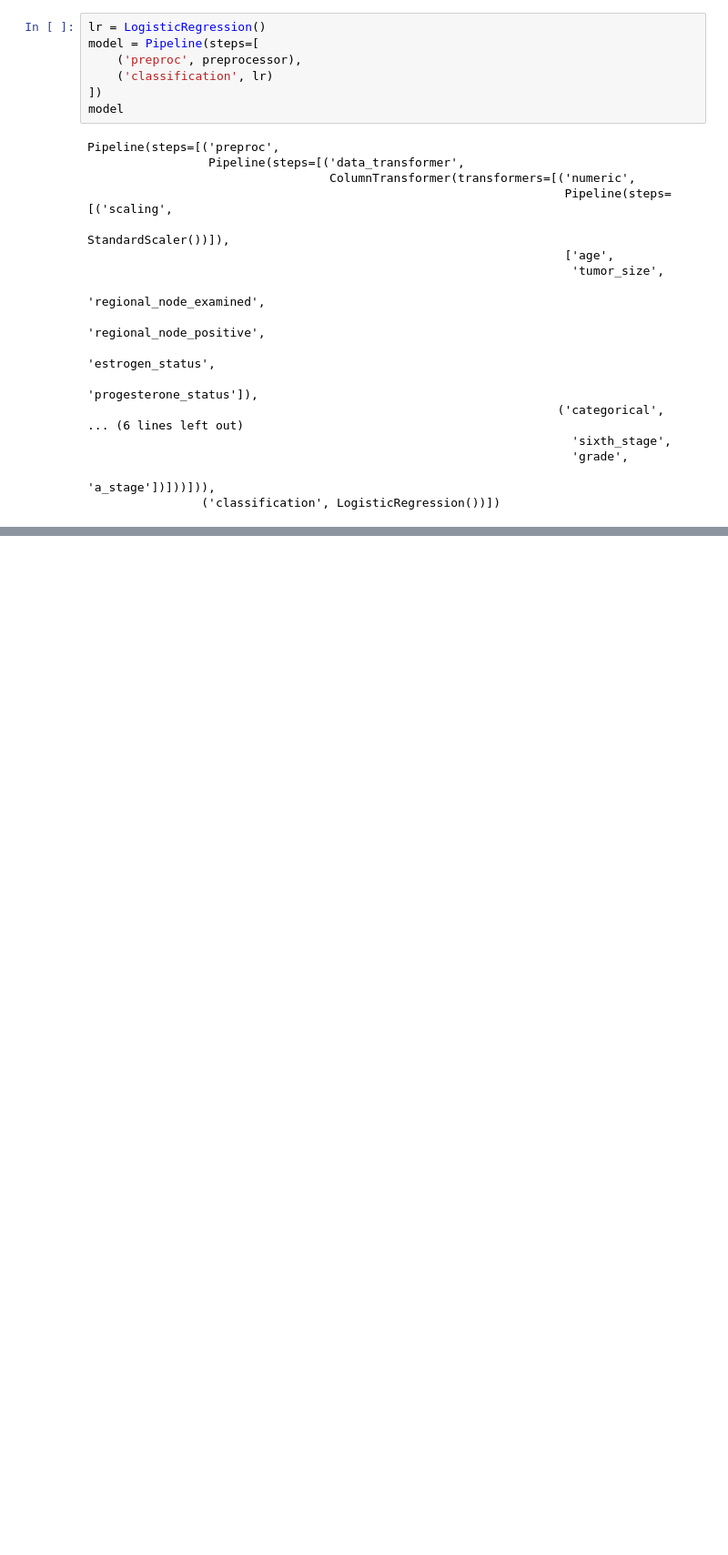
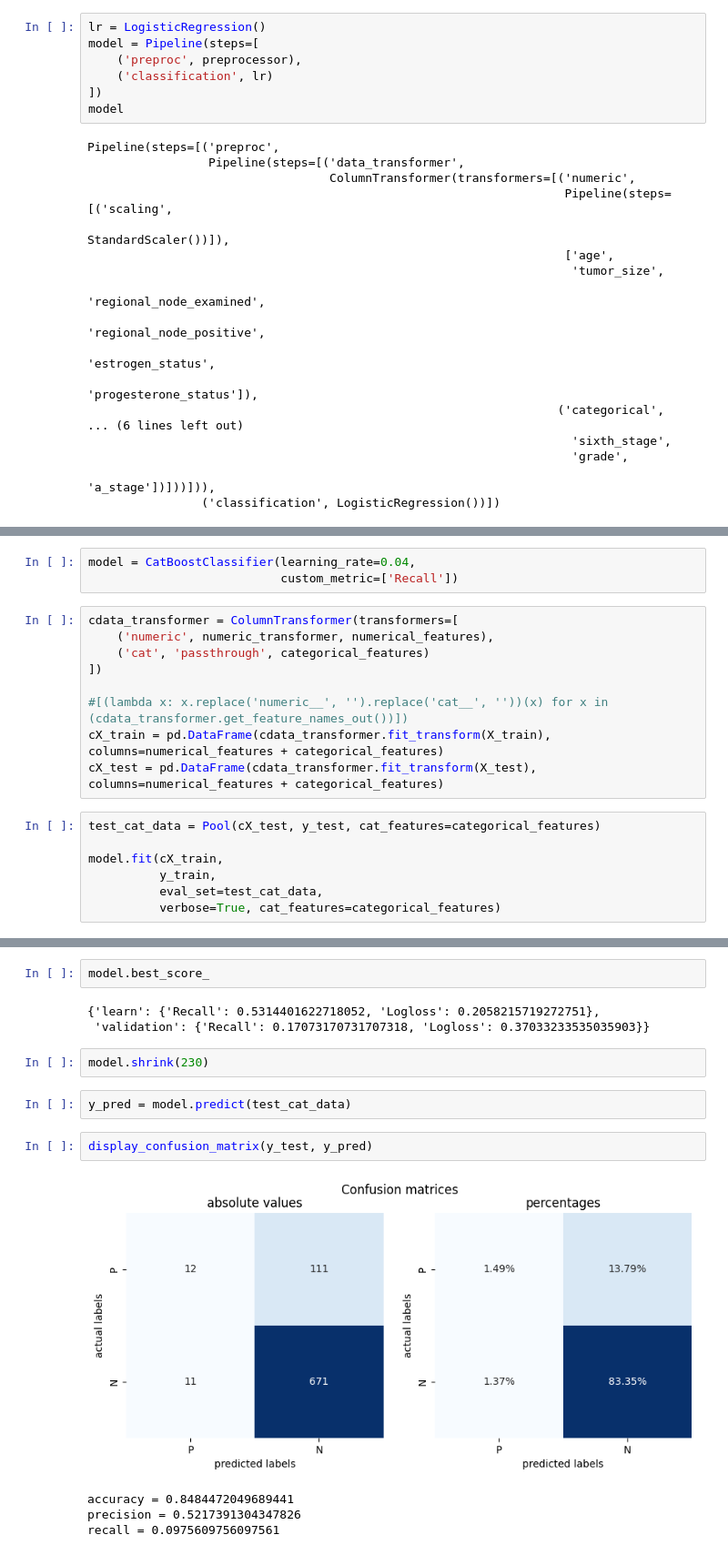
Before and after one commit to Lamantin12/data_science_projects, a Jupyter notebook: breast_cancer/breast_cancer_analysis.ipynb, the cells around one changed output, grey strips where cells are left out. Shown at 91% size. Cells and saved outputs as stored; diff of their text form; blank space fills up the shorter version.

```diff
--- a/breast_cancer/breast_cancer_analysis.ipynb
+++ b/breast_cancer/breast_cancer_analysis.ipynb
@@ -655,0 +772,19 @@ param_grid = {
+# %%
+model = CatBoostClassifier(learning_rate=0.04,
+                           custom_metric=['Recall'])
+# %%
+cdata_transformer = ColumnTransformer(transformers=[
+    ('numeric', numeric_transformer, numerical_features),
+    ('cat', 'passthrough', categorical_features)
+])
+
+#[(lambda x: x.replace('numeric__', '').replace('cat__', ''))(x) for x in (cdata_transformer.get_feature_names_out())])
+cX_train = pd.DataFrame(cdata_transformer.fit_transform(X_train), columns=numerical_features + categorical_features)
+cX_test = pd.DataFrame(cdata_transformer.fit_transform(X_test), columns=numerical_features + categorical_features)
+# %%
+test_cat_data = Pool(cX_test, y_test, cat_features=categorical_features)
+
+model.fit(cX_train,
+          y_train,
+          eval_set=test_cat_data,
+          verbose=True, cat_features=categorical_features)
@@ -655,0 +810,16 @@ param_grid = {
+# %%
+model.best_score_
+# %% [output]
+{'learn': {'Recall': 0.5314401622718052, 'Logloss': 0.2058215719272751},
+ 'validation': {'Recall': 0.17073170731707318, 'Logloss': 0.37033233535035903}}
+# %%
+model.shrink(230)
+# %%
+y_pred = model.predict(test_cat_data)
+# %%
+display_confusion_matrix(y_test, y_pred)
+# %% [output]
+[figure, added]
+accuracy = 0.8484472049689441
+precision = 0.5217391304347826
+recall = 0.0975609756097561
```
Also changed, not shown: parts of 71 cells of this notebook, 1 other file.
